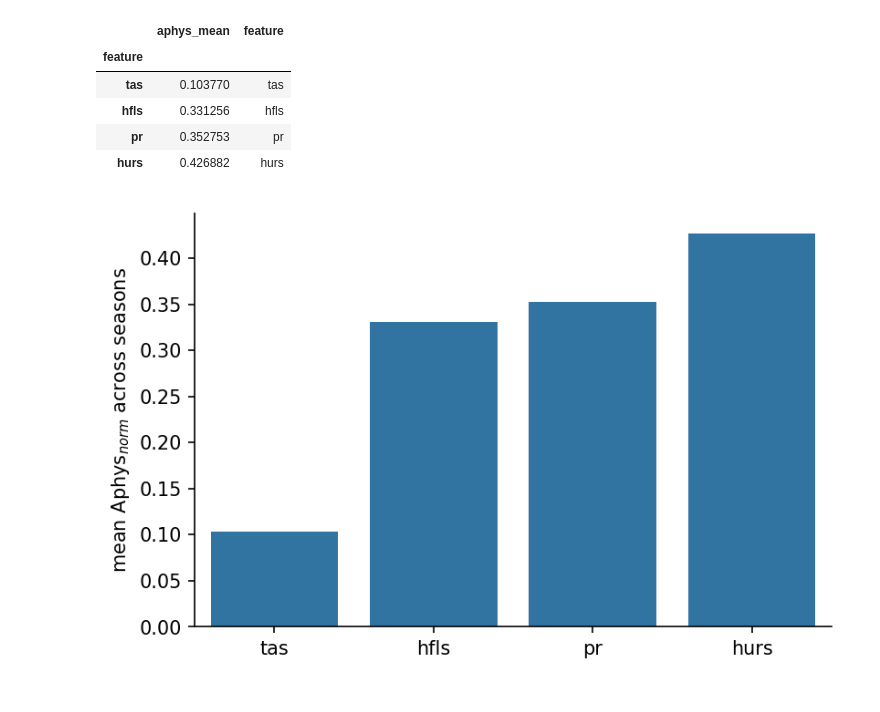
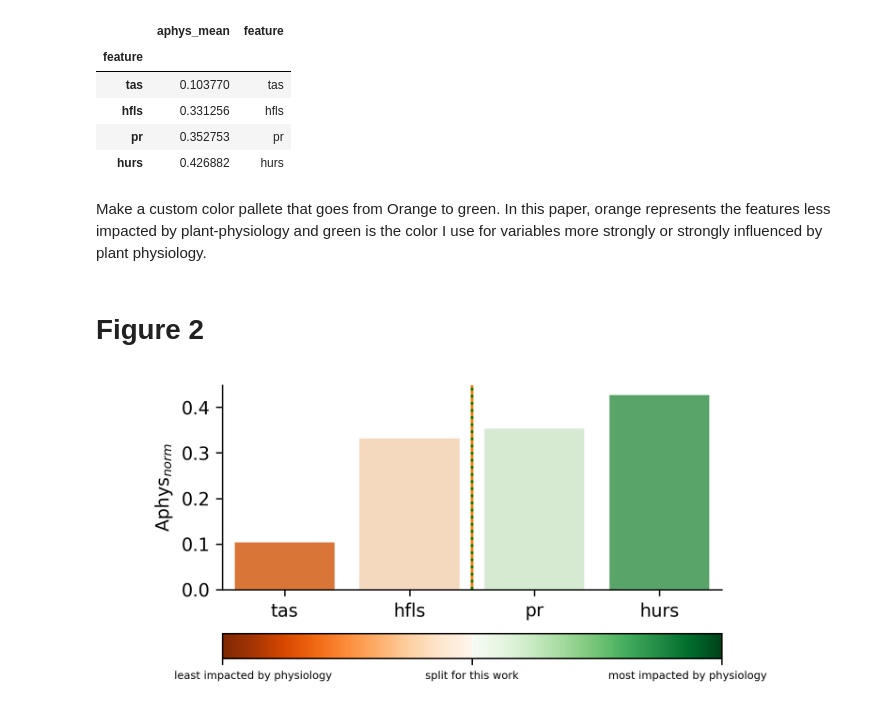
Before and after one commit to stevenjoelbrey/metSpread, a Jupyter notebook: Python/map_phys_importance.ipynb, the cells around one changed output. Drawn from its saved outputs; the diff is of its cells as text; code cells hidden in the pictures.

```diff
--- a/Python/map_phys_importance.ipynb
+++ b/Python/map_phys_importance.ipynb
@@ -353,14 +336,8 @@ feature_means
 | hfls | 0.331256 | hfls |
 | pr | 0.352753 | pr |
 | hurs | 0.426882 | hurs |
-# %%
-plt.figure(dpi=150)
-ax = sns.barplot(x="feature", y="aphys_mean", data=feature_means, color="C0")
-ax.spines['top'].set_visible(False)
-ax.spines['right'].set_visible(False)
-plt.xlabel("")
-plt.ylabel("mean Aphys$_{norm}$ across seasons")
-#plt.title("variables ranked by plant physiology influence")
-plt.show()
-# %% [output]
-[figure, removed]
+# %%
+# Find the middle of feature means
+x_middle = np.mean(np.arange(feature_means.shape[0]))
+# %% [markdown]
+Make a custom color pallete that goes from Orange to green. In this paper, orange represents the features less impacted by plant-physiology and green is the color I use for variables more strongly or strongly influenced by plant physiology.
@@ -366,0 +359,39 @@ plt.show()
+# %% [markdown]
+# Figure 2
+# %%
+fig = plt.figure(dpi=300, figsize=(5,3))
+
+# This plot object is a hacky way to get a colorbar for the sns plot without
+# using the strange behavior of the sns.barplot hue parameter.
+plot = plt.scatter(np.arange(len(feature_means)), np.arange(len(feature_means)),
+                   c=feature_means.aphys_mean.values, cmap='green_orange')
+plt.clf() # Clears the junk plot, but the colormap remains!
+
+#cbar = plt.colorbar(plot, orientation='horizontal')
+MIN = np.min(np.min(feature_means.aphys_mean.values))
+MIDDLE = np.median(feature_means.aphys_mean.values)
+MAX = np.max(feature_means.aphys_mean.values)
+
+cbar = fig.colorbar(plot, ticks=[MIN, (MIN+MAX)/2., MAX], orientation='horizontal')
+cbar.ax.set_xticklabels(['                   least impacted by physiology ', "split for this work", 'most impacted by physiology                    '])
+cbar.ax.tick_params(labelsize=6)
+
+ax = sns.barplot(x="feature", y="aphys_mean", palette="green_orange", data=feature_means)
+ax.spines['top'].set_visible(False)
+ax.spines['right'].set_visible(False)
+plt.xlabel("")
+plt.ylabel("Aphys$_{norm}$")
+plt.axvline(x_middle, c="#ff7f0e", linestyle="-")
+plt.axvline(x_middle, c="green", linestyle=":")
+#plt.axhline(MIDDLE)
+#cbar.ax.set_xlabel('# of contacts')
+#fig.text(0.1, 0.1, "TEST1")
+
+#fig.colorbar(ax)
+#plt.title("variables ranked by plant physiology influence")
+# Add colorbar using this
+# https://stackoverflow.com/questions/49761221/make-seaborn-show-a-colorbar-instead-of-a-legend-when-using-hue-in-a-bar-plot
+plt.savefig(os.path.join("..", "Data", "Fire_Analysis", "Aphys_norm_ranks.png"))
+plt.show()
+# %% [output]
+[figure, added]
```
Also changed, not shown: parts of 24 cells of this notebook.
